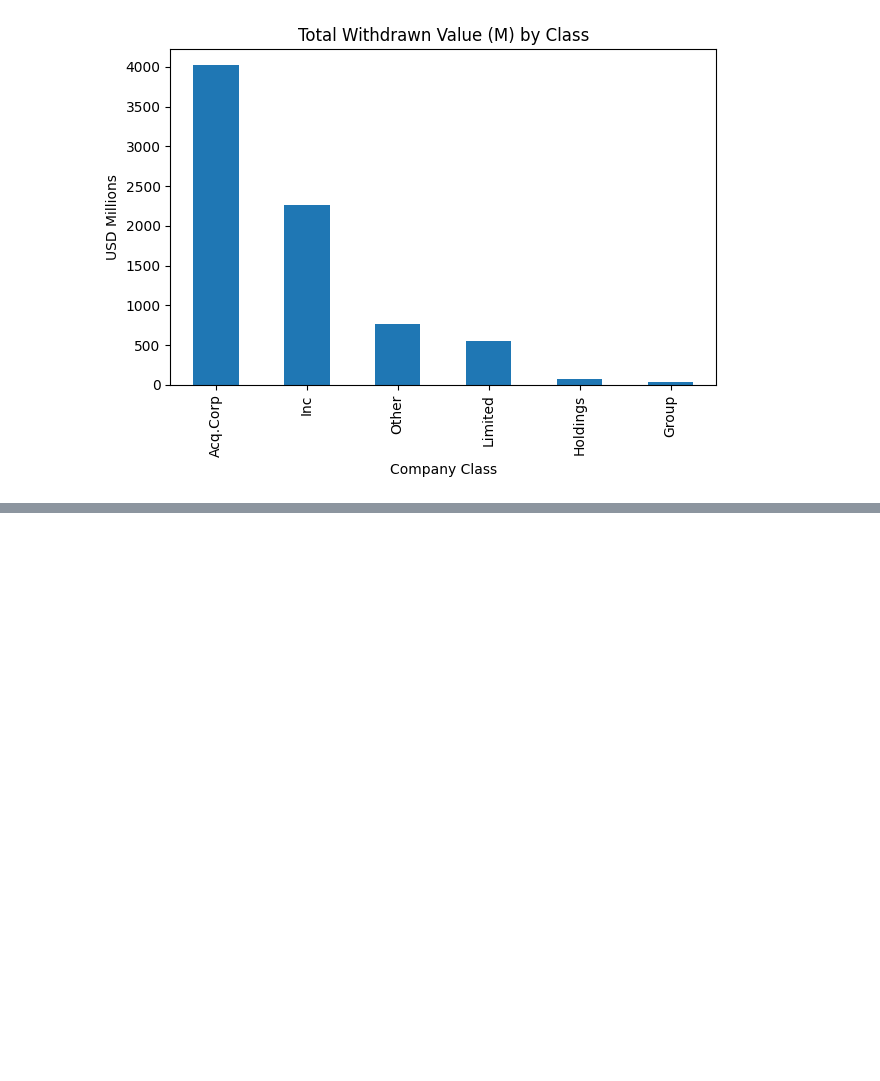
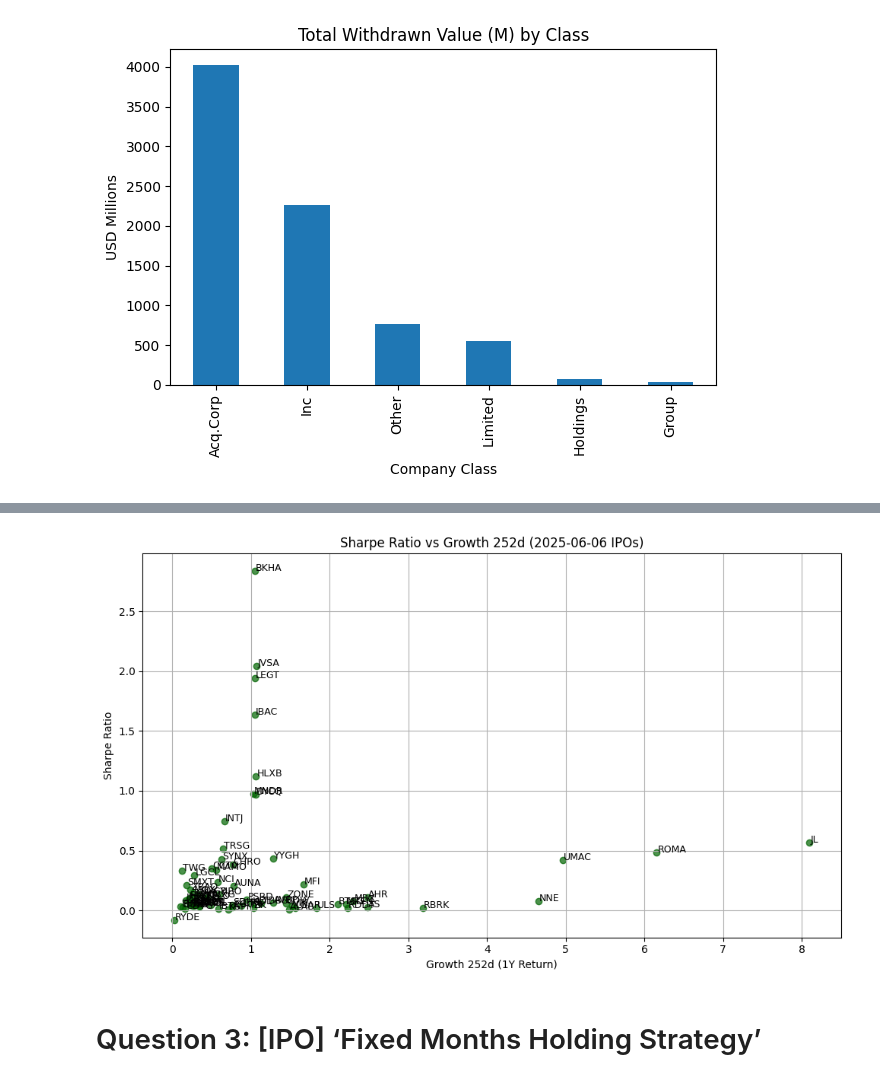
Before and after one commit to Maxkaizo/stock-markets-analytics-zoomcamp, a Jupyter notebook: 02-dataframe-analysis/homework.ipynb, the cells around one changed output, grey strips where cells are left out. Saved outputs shown, nothing was run; the diff lists cells and outputs as text; code cells hidden in the pictures; blank space fills up the shorter version.

Commit message:
modified:   02-dataframe-analysis/homework.ipynb 	modified:   02-dataframe-analysis/hw_2.md 	new file:   02-dataframe-analysis/image-1.png 	new file:   02-dataframe-analysis/image-2.png

```diff
--- a/02-dataframe-analysis/homework.ipynb
+++ b/02-dataframe-analysis/homework.ipynb
@@ -364,0 +567,2 @@ plt.show()
+# %%
+stocks_df['Sharpe'] = (stocks_df['growth_252d'] - 0.045) / stocks_df['volatility']
@@ -364,0 +589,4 @@ plt.show()
+# %%
+stocks_df["Date"] = pd.to_datetime(stocks_df["Date"], errors="coerce")
+# %%
+stocks_df_day = stocks_df[stocks_df["Date"] == "2025-06-06"]
@@ -364,0 +621,3 @@ plt.show()
+# %%
+filtro = stocks_df_day["growth_252d"].notna()
+stocks_filtrados = stocks_df_day[filtro]
@@ -364,0 +702,25 @@ plt.show()
+# %%
+import matplotlib.pyplot as plt
+
+# Asegúrate de tener las columnas necesarias y eliminar valores nulos
+plot_df = stocks_filtrados[["Ticker", "growth_252d", "Sharpe"]].dropna()
+
+# Crear gráfico de dispersión
+plt.figure(figsize=(10, 6))
+plt.scatter(plot_df["growth_252d"], plot_df["Sharpe"], c="darkgreen", alpha=0.7)
+
+# Agregar etiquetas con los tickers
+for i, row in plot_df.iterrows():
+    plt.text(row["growth_252d"] + 0.01, row["Sharpe"], row["Ticker"], fontsize=9)
+
+# Etiquetas y formato
+plt.xlabel("Growth 252d (1Y Return)")
+plt.ylabel("Sharpe Ratio")
+plt.title("Sharpe Ratio vs Growth 252d (2025-06-06 IPOs)")
+plt.grid(True)
+plt.tight_layout()
+plt.show()
+# %% [output]
+[figure, added]
+# %% [markdown]
+# Question 3: [IPO] ‘Fixed Months Holding Strategy’
```
Also changed, not shown: parts of 43 cells of this notebook, 3 other files.
